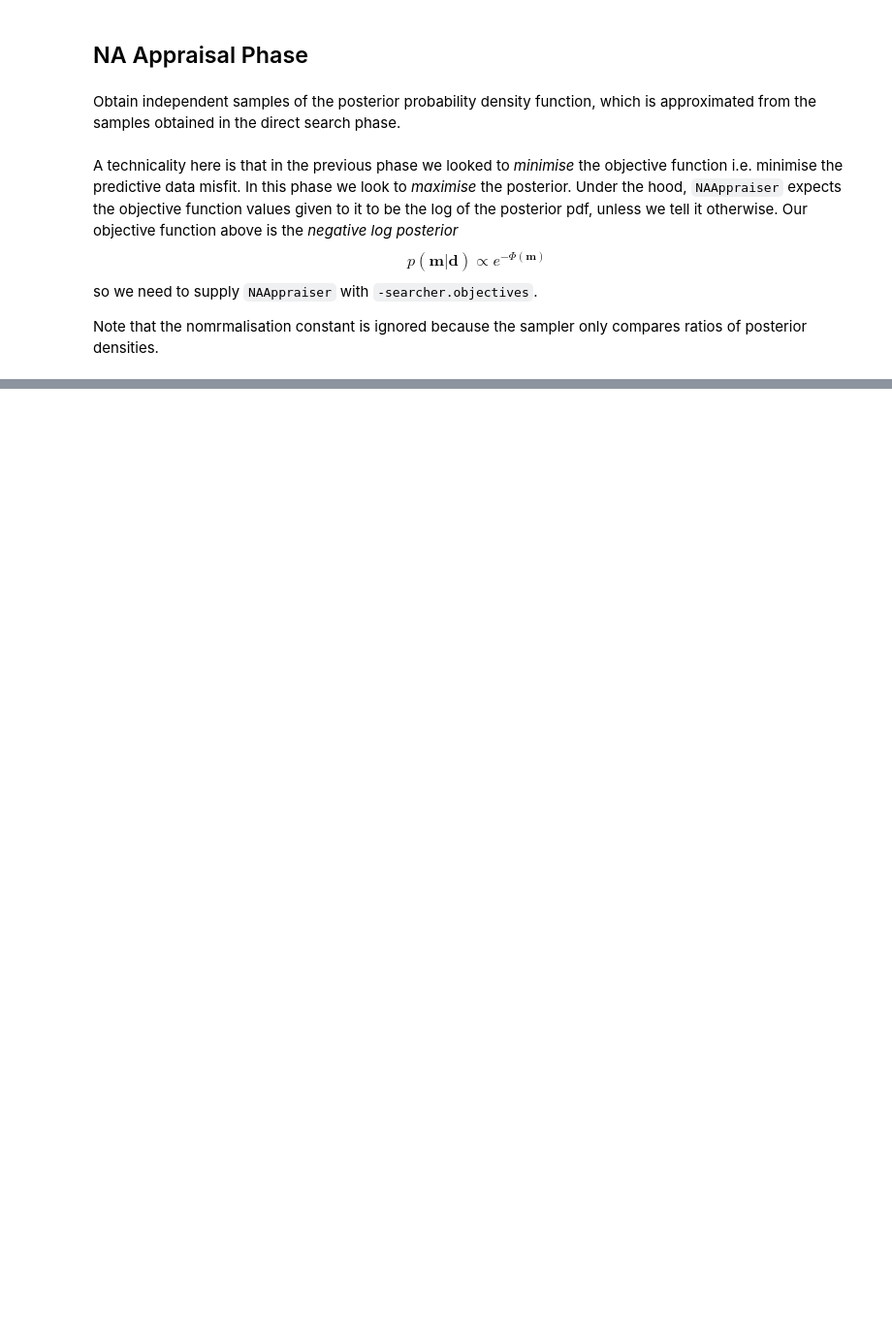
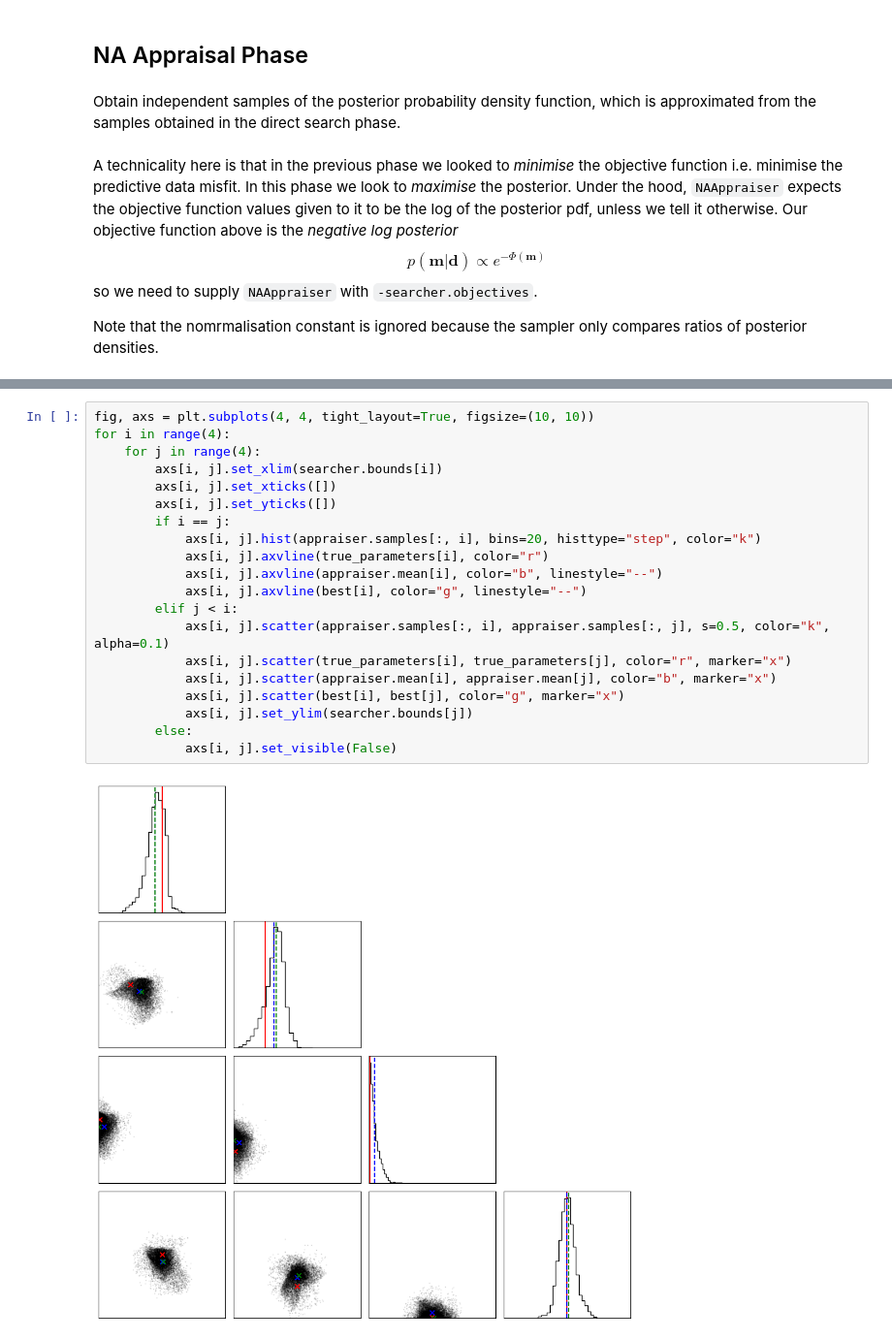
Before and after one commit to auggiemarignier/neighpy, a Jupyter notebook: examples/regression.ipynb, the cells around one changed output, grey strips where cells are left out. Shown: that part at 97% size. Cells and saved outputs as stored; diff of their text form; blank space fills up the shorter version.

Commit message:
add corner plot

```diff
--- a/examples/regression.ipynb
+++ b/examples/regression.ipynb
@@ -101,0 +101,22 @@ AttributeError: 'NAAppraiser' object has no attribute 'samples'
+# %%
+fig, axs = plt.subplots(4, 4, tight_layout=True, figsize=(10, 10))
+for i in range(4):
+    for j in range(4):
+        axs[i, j].set_xlim(searcher.bounds[i])
+        axs[i, j].set_xticks([])
+        axs[i, j].set_yticks([])
+        if i == j:
+            axs[i, j].hist(appraiser.samples[:, i], bins=20, histtype="step", color="k")
+            axs[i, j].axvline(true_parameters[i], color="r")
+            axs[i, j].axvline(appraiser.mean[i], color="b", linestyle="--")
+            axs[i, j].axvline(best[i], color="g", linestyle="--")
+        elif j < i:
+            axs[i, j].scatter(appraiser.samples[:, i], appraiser.samples[:, j], s=0.5, color="k", alpha=0.1)
+            axs[i, j].scatter(true_parameters[i], true_parameters[j], color="r", marker="x")
+            axs[i, j].scatter(appraiser.mean[i], appraiser.mean[j], color="b", marker="x")
+            axs[i, j].scatter(best[i], best[j], color="g", marker="x")
+            axs[i, j].set_ylim(searcher.bounds[j])
+        else:
+            axs[i, j].set_visible(False)
+# %% [output]
+[figure, added]
```
Also changed, not shown: parts of 4 cells of this notebook.
